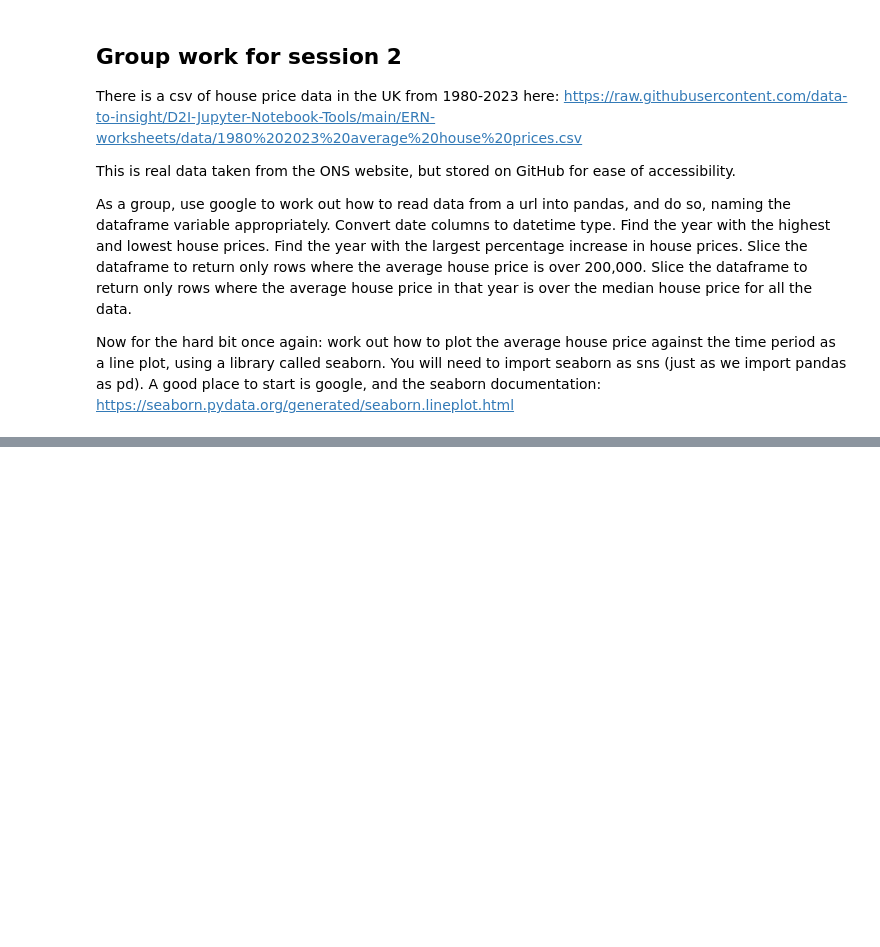
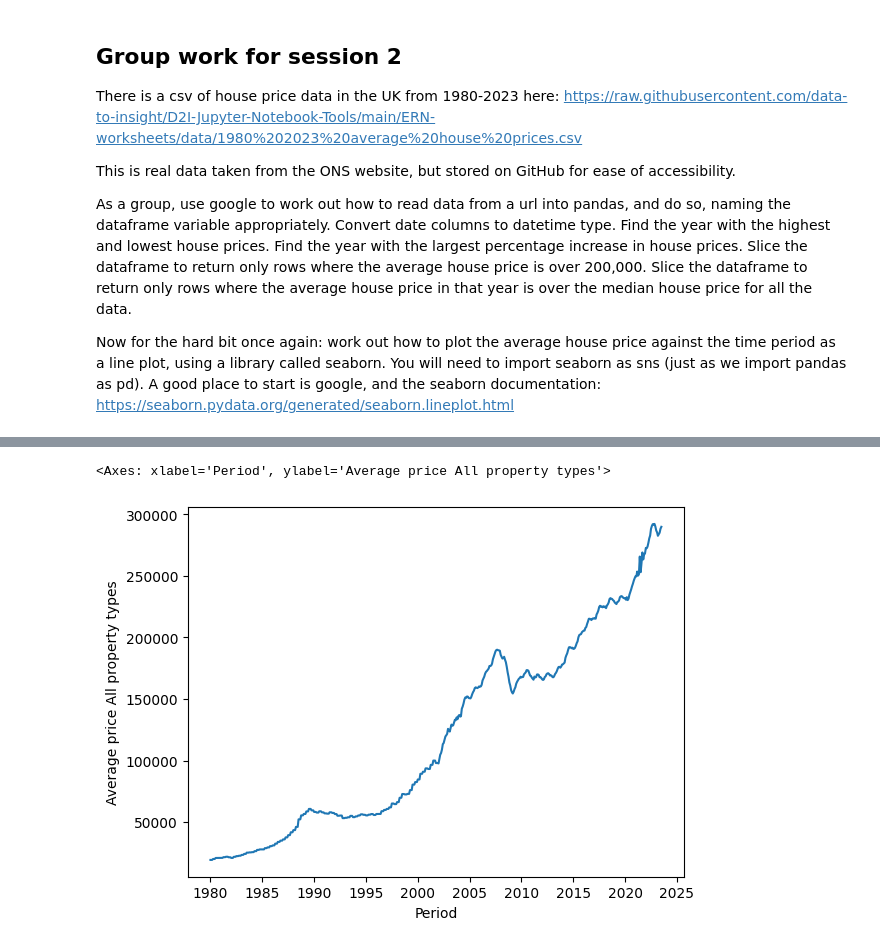
Before and after one commit to FelixMEnterkin/python-learning-repository, a Jupyter notebook: sessions/workshop-1.ipynb, the cells around one changed output, grey strips where cells are left out. Drawn from its saved outputs; the diff is of its cells as text; code cells hidden in the pictures; blank space fills up the shorter version.

```diff
--- a/sessions/workshop-1.ipynb
+++ b/sessions/workshop-1.ipynb
@@ -923,3 +923,20 @@ Slice the dataframe to return only rows where the average house price in that ye
 Now for the hard bit once again: work out how to plot the average house price against the time period as a line plot, using a library called seaborn.
 You will need to import seaborn as sns (just as we import pandas as pd).
 A good place to start is google, and the seaborn documentation: https://seaborn.pydata.org/generated/seaborn.lineplot.html
+# %%
+# Pandas should already be loaded
+
+house_prices_df = pd.read_csv("https://raw.githubusercontent.com/data-to-insight/D2I-Jupyter-Notebook-Tools/main/ERN-worksheets/data/1980%202023%20average%20house%20prices.csv")
+
+
+house_prices_df['Period'] = pd.to_datetime(house_prices_df['Period'])
+
+highest_price = house_prices_df['House price index All property types'].max()
+lowest_price = house_prices_df['House price index All property types'].min()
+
+largest_incease = house_prices_df['Percentage change (yearly) All property types'].max()
+
+over_200_df = house_prices_df.loc[house_prices_df['Average price All property types'] > 200000]
+
+above_median = house_prices_df.loc[house_prices_df['Average price All property types'] > house_prices_df['Average price All property types'].median()]
+print(above_median.head())
@@ -925,0 +961,7 @@ A good place to start is google, and the seaborn documentation: https://seaborn.
+# %%
+import seaborn as sb
+
+sb.lineplot(house_prices_df, x="Period", y="Average price All property types")
+# %% [output]
+<Axes: xlabel='Period', ylabel='Average price All property types'>
+[figure, added]
```
Also changed, not shown: parts of 1 cell of this notebook.
